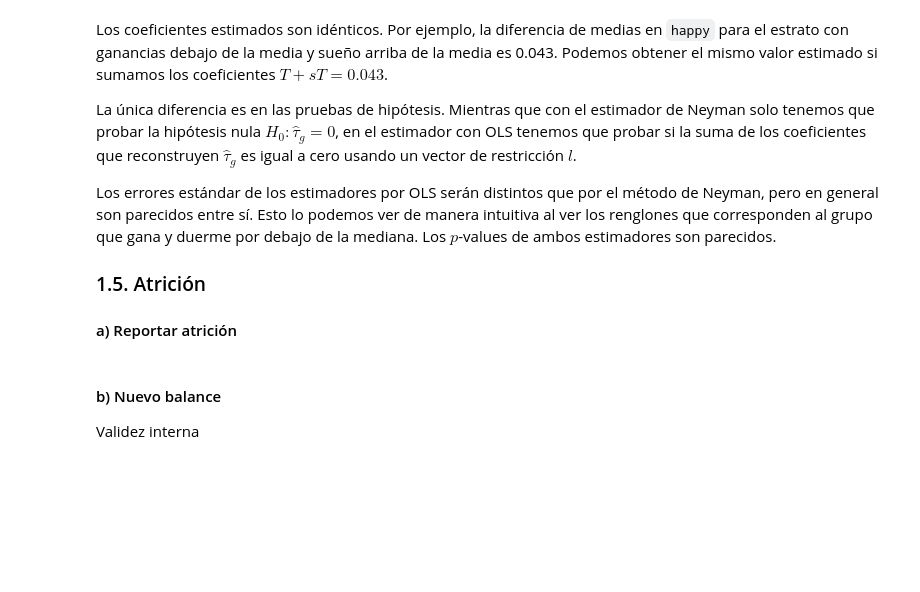
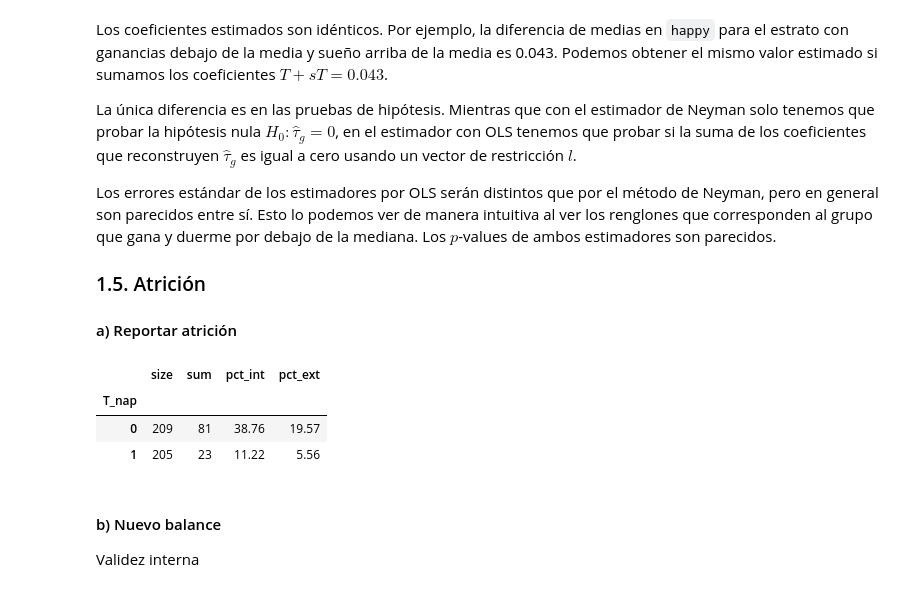
Before and after one commit to ArturoSbr/EmtrAp-hw01, a Jupyter notebook: cod/main.ipynb, the cells around one changed output. Drawn from its saved outputs; the diff is of its cells as text; code cells hidden in the pictures; blank space fills up the shorter version.

```diff
--- a/cod/main.ipynb
+++ b/cod/main.ipynb
@@ -299,8 +433,14 @@ Los errores estándar de los estimadores por OLS serán distintos que por el mé
 #### a) Reportar atrición
 # %%
 t = d2.groupby('T_nap')['drop_indicator'].agg(['size','sum'])
-t['pct'] = t['sum'].div(t['size']) * 100
+t['pct_int'] = t['sum'].div(t['size']) * 100
+t['pct_ext'] = t['sum'].div(t['size'].sum()) * 100
 t.round(2)
+# %% [output]
+|  | size | sum | pct_int | pct_ext |
+| T_nap |  |  |  |  |
+| 0 | 209 | 81 | 38.76 | 19.57 |
+| 1 | 205 | 23 | 11.22 | 5.56 |
 # %%
 # print(t.to_latex(float_format='%.2f', caption='Atrición', label='t1.5_attritors'))
 # %% [markdown]
```
Also changed, not shown: parts of 20 cells of this notebook.
